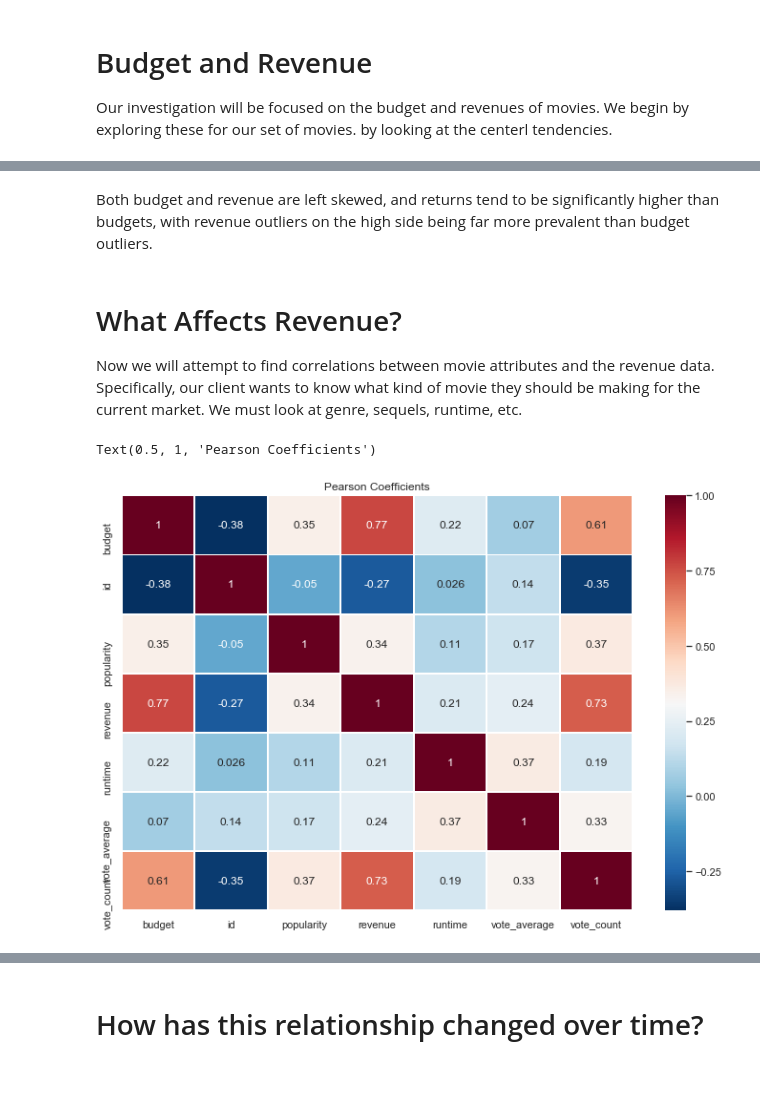
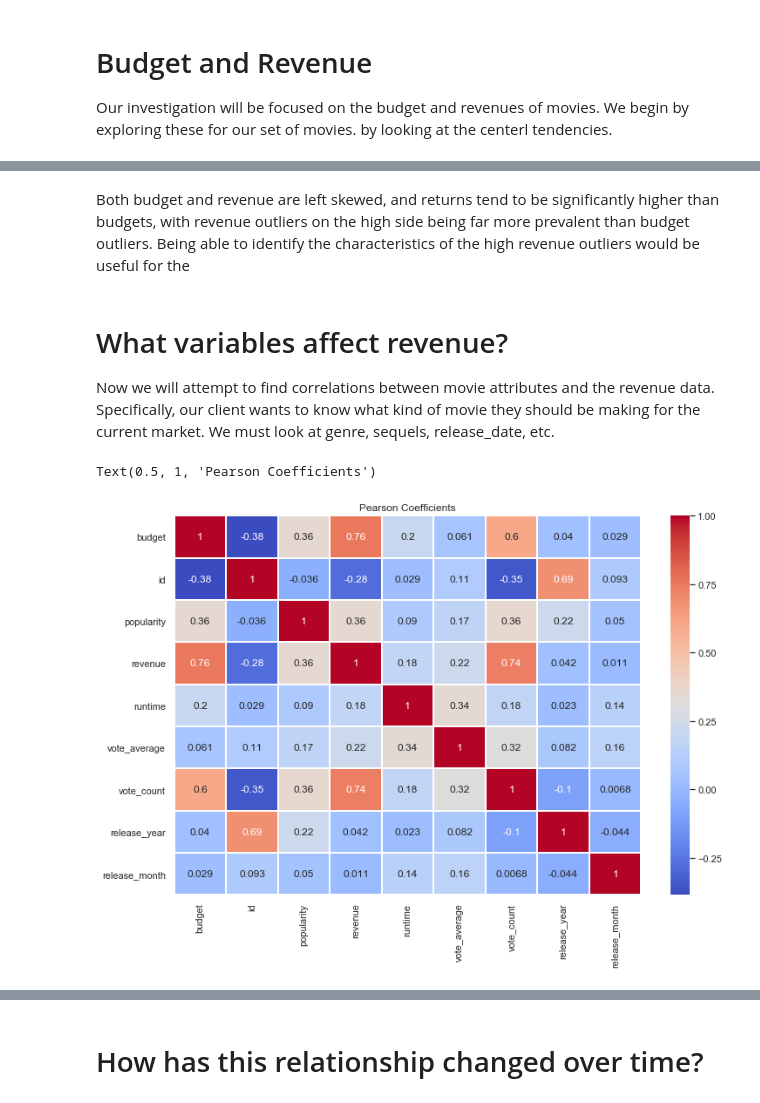
Before and after one commit to sciencelee/dsc-mod-1-project-v2-1-online-ds-sp-000, a Jupyter notebook: student.ipynb, the cells around one changed output, grey strips where cells are left out. Cells and saved outputs as stored; diff of their text form; code cells hidden in the pictures; blank space fills up the shorter version.

```diff
--- a/student.ipynb
+++ b/student.ipynb
@@ -25,11 +24,12 @@ import json
 import pandas as pd
 
 def get_keys(path):
+    #  retrieve your key/token from json file
     with open(path) as f:
         return json.load(f)
 
-
-keys = get_keys("/Users/aaronlee/.secret/tmdb_api.json")
+your_path = "/Users/aaronlee/.secret/tmdb_api.json"  # Make a json file that stores your key
+keys = get_keys(your_path)
 
 api_key = keys['api_key']
-api_key4 = keys['api_key4']
+api_key4 = keys['api_key4']  # some searches require version 4
@@ -71,9 +80,5 @@ First, we create an API request to get 1000 movies from the past five years sort
 # %%
 import requests
-
-
-# We will get the top n(sample size) number of movies from the indicated range of years
-# TMDB displays 20 per page.  Thats 50 pages worth!
 
 def movie_selection_query(n, start_year, end_year):
     """Get a list of movie data.
@@ -107,10 +112,8 @@ def movie_selection_query(n, start_year, end_year):
     print('-fetched all pages')
     return list_of_dicts[:n]
 
-sample_size = 5000
+sample_size = 100 # our actual sample will be 5000 films.  This is only for demonstration
 start_year = 2010
 end_year = 2019
 all_my_movies = movie_selection_query(sample_size, start_year, end_year)
-
-all_my_movies[0]
 # %% [output]
@@ -187,0 +222,15 @@ all_movie_details
+# %%
+# df.isna().sum()  # found some without id, runtime, release_date.
+
+df.dropna(subset=['id', 'runtime', 'release_date', 'imdb_id'], inplace=True)  # Eliminates 28 entries
+
+# We choose to drop the columns that are not necessary for our study.
+df_clean = df.drop(['adult', 'backdrop_path', 'homepage', 'video', 'status_code', 'status_message',
+                    'status', 'tagline', 'poster_path', 'overview'], axis=1)
+
+# convert dates to datetime objects for comparison
+datetimes = pd.to_datetime(df["release_date"])
+df_clean['release_date'] = datetimes
+
+df_clean.isna().sum()
+df_clean.info()  # this results in no NaN values, and a loss of only 28 entries
@@ -357,33 +429,27 @@ ax[1].set(xlabel='Millions (USD)')
 # %% [markdown]
-Both budget and revenue are left skewed, and returns tend to be significantly higher than budgets, with revenue outliers on the high side being far more prevalent than budget outliers.
+Both budget and revenue are left skewed, and returns tend to be significantly higher than budgets, with revenue outliers on the high side being far more prevalent than budget outliers.  Being able to identify the characteristics of the high revenue outliers would be useful for the
 # %% [markdown]
-# What Affects Revenue?
+# What variables affect revenue?
 Now we will attempt to find correlations between movie attributes and the revenue data.
-Specifically, our client wants to know what kind of movie they should be making for the current market.  We must look at genre, sequels, runtime, etc.
+Specifically, our client wants to know what kind of movie they should be making for the current market.  We must look at genre, sequels, release_date, etc.
 # %%
 import numpy as np
 
-try:
-    df5.drop(columns=['status_code', 'status_message'], inplace=True)
-except:
-    pass
-
-
-pearsoncorr = df5.corr(method ='pearson')
+pearsoncorr = df5.corr(method='pearson')
 plt.figure(figsize=(12,8))
 
-# this works in matplotlib
+# make a heatmap out of correlation df
 ax = sns.heatmap(pearsoncorr,
             xticklabels=pearsoncorr.columns,
             yticklabels=pearsoncorr.columns,
-            cmap='RdBu_r',
+            cmap='coolwarm',
             annot=True,
             linewidth=1)
 
 #df.columns
-ax.set_ylim(7.0, 0)
+ax.set_ylim(9.0, 0)  # not needed with old Matplotlib version.
 ax.set_title('Pearson Coefficients')
 # %% [output]
 Text(0.5, 1, 'Pearson Coefficients')
-[figure, old version]
+[figure, new version]
 # %% [markdown]
```
Also changed, not shown: parts of 46 cells of this notebook, 1 other file.
